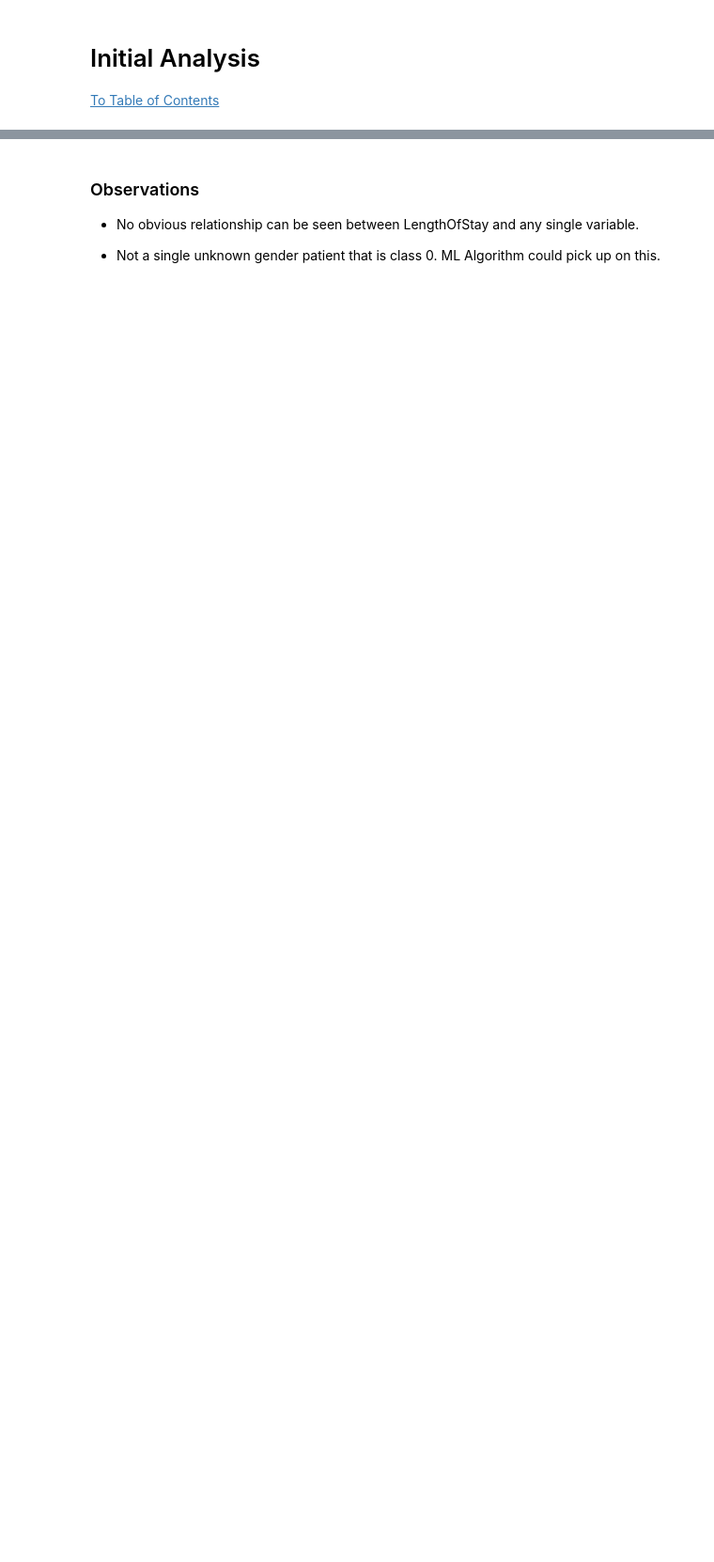
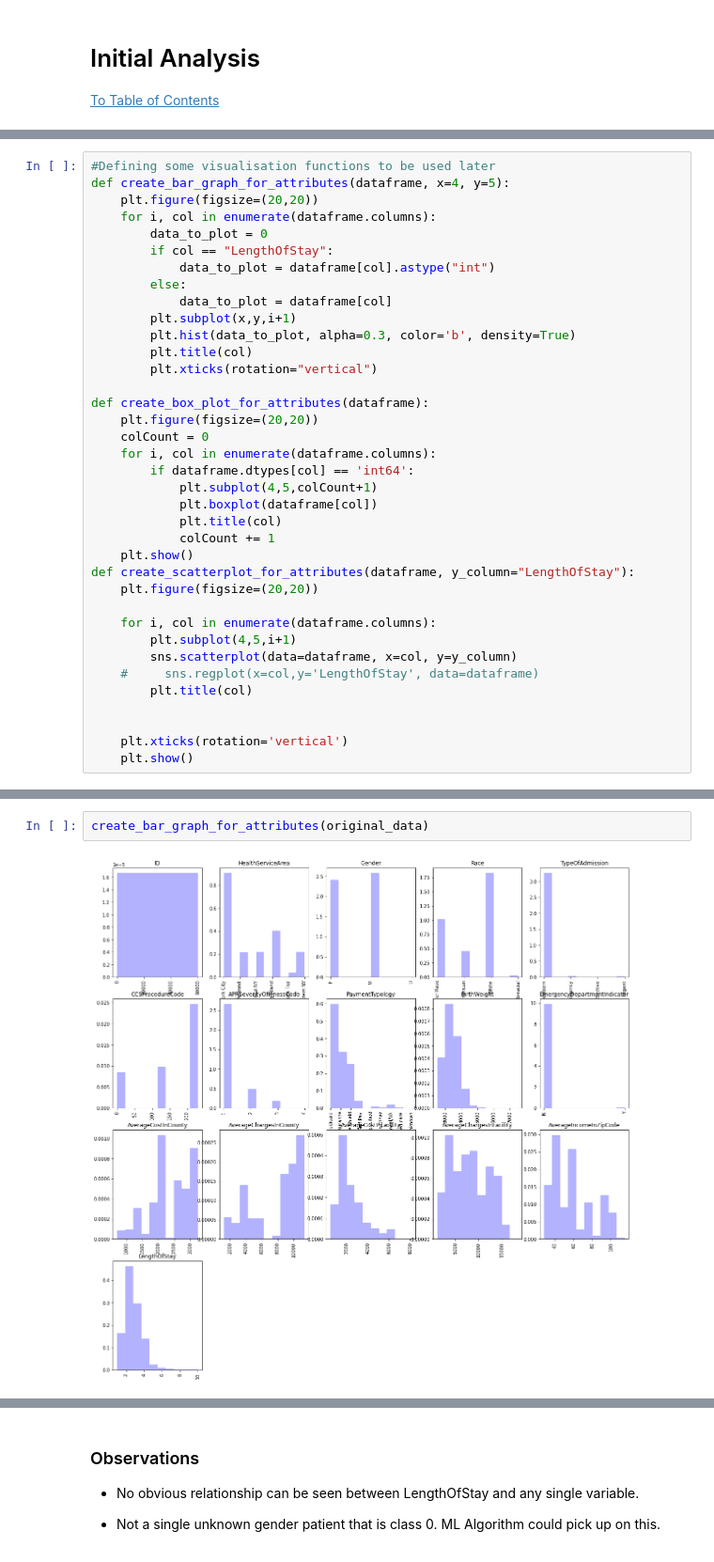
Before and after one commit to s3716853/ML-Assignment-01, a Jupyter notebook: Assignment1/ml-assignment-01.ipynb, the cells around one changed output, grey strips where cells are left out. Shown at 94% size. Drawn from its saved outputs; the diff is of its cells as text; blank space fills up the shorter version.

```diff
--- a/Assignment1/ml-assignment-01.ipynb
+++ b/Assignment1/ml-assignment-01.ipynb
@@ -231 +158,38 @@ memory usage: 5.1 MB
+# %%
+#Defining some visualisation functions to be used later
+def create_bar_graph_for_attributes(dataframe, x=4, y=5):
+    plt.figure(figsize=(20,20))
+    for i, col in enumerate(dataframe.columns):
+        data_to_plot = 0
+        if col == "LengthOfStay":
+            data_to_plot = dataframe[col].astype("int")
+        else:
+            data_to_plot = dataframe[col]
+        plt.subplot(x,y,i+1)
+        plt.hist(data_to_plot, alpha=0.3, color='b', density=True)
+        plt.title(col)
+        plt.xticks(rotation="vertical")
+
+def create_box_plot_for_attributes(dataframe):
+    plt.figure(figsize=(20,20))
+    colCount = 0
+    for i, col in enumerate(dataframe.columns):
+        if dataframe.dtypes[col] == 'int64':
+            plt.subplot(4,5,colCount+1)
+            plt.boxplot(dataframe[col])
+            plt.title(col)
+            colCount += 1
+    plt.show()
+def create_scatterplot_for_attributes(dataframe, y_column="LengthOfStay"):
+    plt.figure(figsize=(20,20))
+
+    for i, col in enumerate(dataframe.columns):
+        plt.subplot(4,5,i+1)
+        sns.scatterplot(data=dataframe, x=col, y=y_column)
+    #     sns.regplot(x=col,y='LengthOfStay', data=dataframe)
+        plt.title(col)
+
+
+    plt.xticks(rotation='vertical')
+    plt.show()
 # %%
@@ -272,3 +207,7 @@ ValueError: num must be 1 <= num <= 20, not 21
+# %%
+create_bar_graph_for_attributes(original_data)
+# %% [output]
+[figure, added]
 # %% [markdown]
 #### Observations
 - Gender
```
Also changed, not shown: parts of 97 cells of this notebook, 1 other file.
